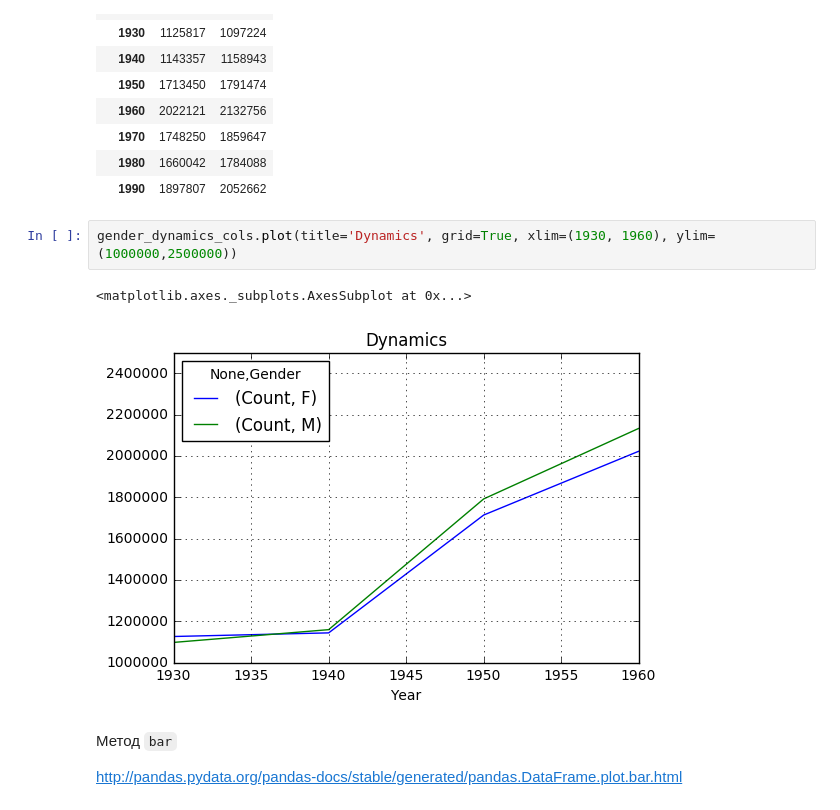
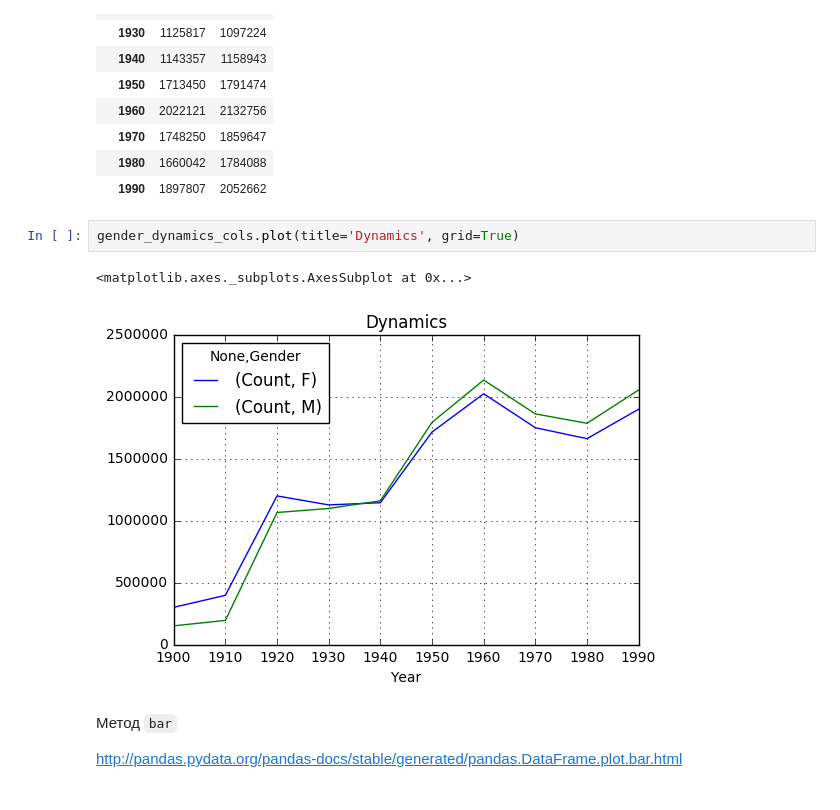
Before and after one commit to netology-code/pythoncourse, a Jupyter notebook: 4_2_Visualization.ipynb, the cells around one changed output. Drawn from its saved outputs; the diff is of its cells as text.

```diff
--- a/4_2_Visualization.ipynb
+++ b/4_2_Visualization.ipynb
@@ -176,10 +172,10 @@ gender_dynamics_cols
 | 1980 | 1660042 | 1784088 |
 | 1990 | 1897807 | 2052662 |
 # %%
-gender_dynamics_cols.plot(title='Dynamics', grid=True, xlim=(1930, 1960), ylim=(1000000,2500000))
+gender_dynamics_cols.plot(title='Dynamics', grid=True)
 # %% [output]
 <matplotlib.axes._subplots.AxesSubplot at 0x...>
-[figure, old version]
+[figure, new version]
 # %% [markdown]
 Метод `bar`
 
```
Also changed, not shown: parts of 6 cells of this notebook.
